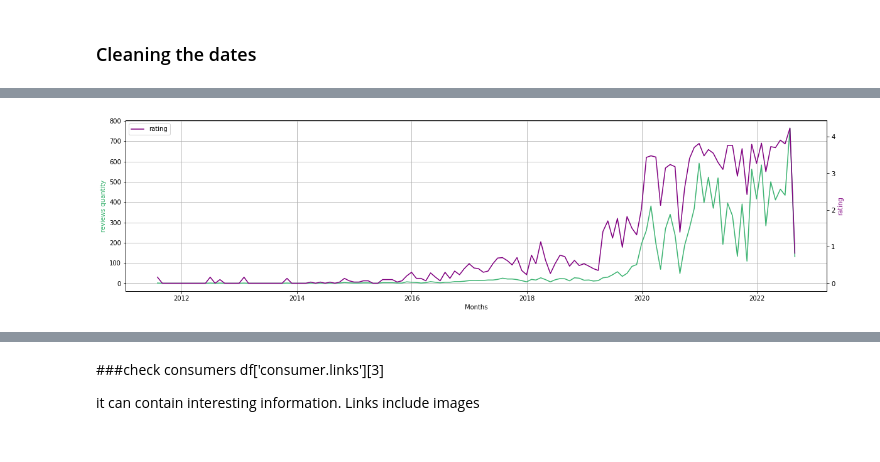
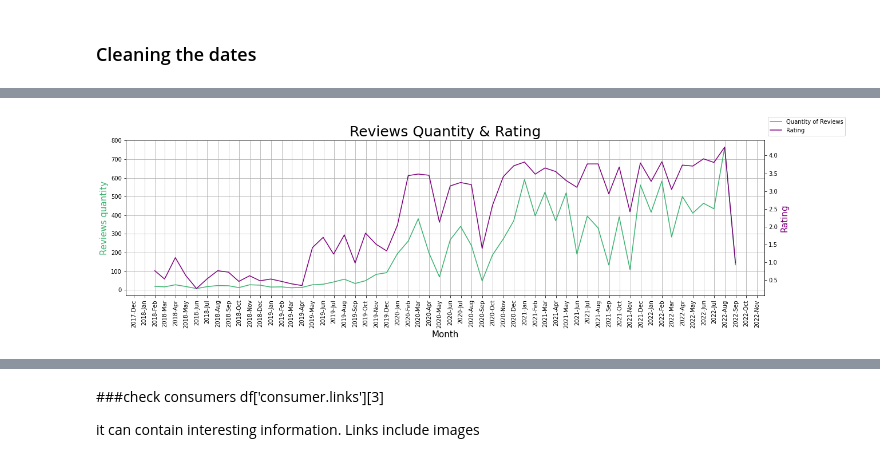
Before and after one commit to evegarcianz/ScrapingAPI, a Jupyter notebook: TrustpilotWebScrapeAPI.ipynb, the cells around one changed output, grey strips where cells are left out. Drawn from its saved outputs; the diff is of its cells as text; code cells hidden in the pictures.

```diff
--- a/TrustpilotWebScrapeAPI.ipynb
+++ b/TrustpilotWebScrapeAPI.ipynb
@@ -268,17 +257,29 @@ plt.show()
 # %%
-plt.figure(figsize=(20, 5))
+from matplotlib.ticker import (MultipleLocator, FormatStrFormatter,
+                               AutoMinorLocator)
+import matplotlib.dates as mdates
+
+
+fig =plt.figure(figsize=(20, 5))
 plt.grid()
 ax1 = plt.subplot()
-l1 = ax1.plot(df_by_month['id'], label='reviews quantity', color='mediumseagreen')
+l1 = ax1.plot(df_by_month[df_by_month.index> pd.Timestamp(2018,1,1)]['id'], label='Quantity of Reviews', color='mediumseagreen')
 ax2 = ax1.twinx()
-l2 = ax2.plot(df_by_month['ranking/30'], label='rating', color='purple')
-ax1.set_xlabel('Months')
-ax1.set_ylabel('reviews quantity', color='mediumseagreen')
-ax2.set_ylabel('rating', color='purple')
-
-plt.legend()
+l2 = ax2.plot(df_by_month[df_by_month.index> pd.Timestamp(2018,1,1)]['ranking/30'], label='Rating', color='purple')
+ax1.set_xlabel('Month', fontsize=15)
+ax1.set_ylabel('Reviews quantity', color='mediumseagreen', fontsize=15)
+ax2.set_ylabel('Rating', color='purple', fontsize=15)
+plt.title('Reviews Quantity & Rating', fontsize=25)
+fig.legend(loc="upper right")
 
 
+
+dtFmt = mdates.DateFormatter('%Y-%b') # define the formatting
+plt.gca().xaxis.set_major_formatter(dtFmt)
+# show every 12th tick on x axes
+plt.gca().xaxis.set_major_locator(mdates.MonthLocator(interval=1))
+ax1.xaxis.set_tick_params(rotation=90)
+
 plt.show()
 # %% [output]
-[figure, old version]
+[figure, new version]
```
Also changed, not shown: parts of 21 cells of this notebook.
